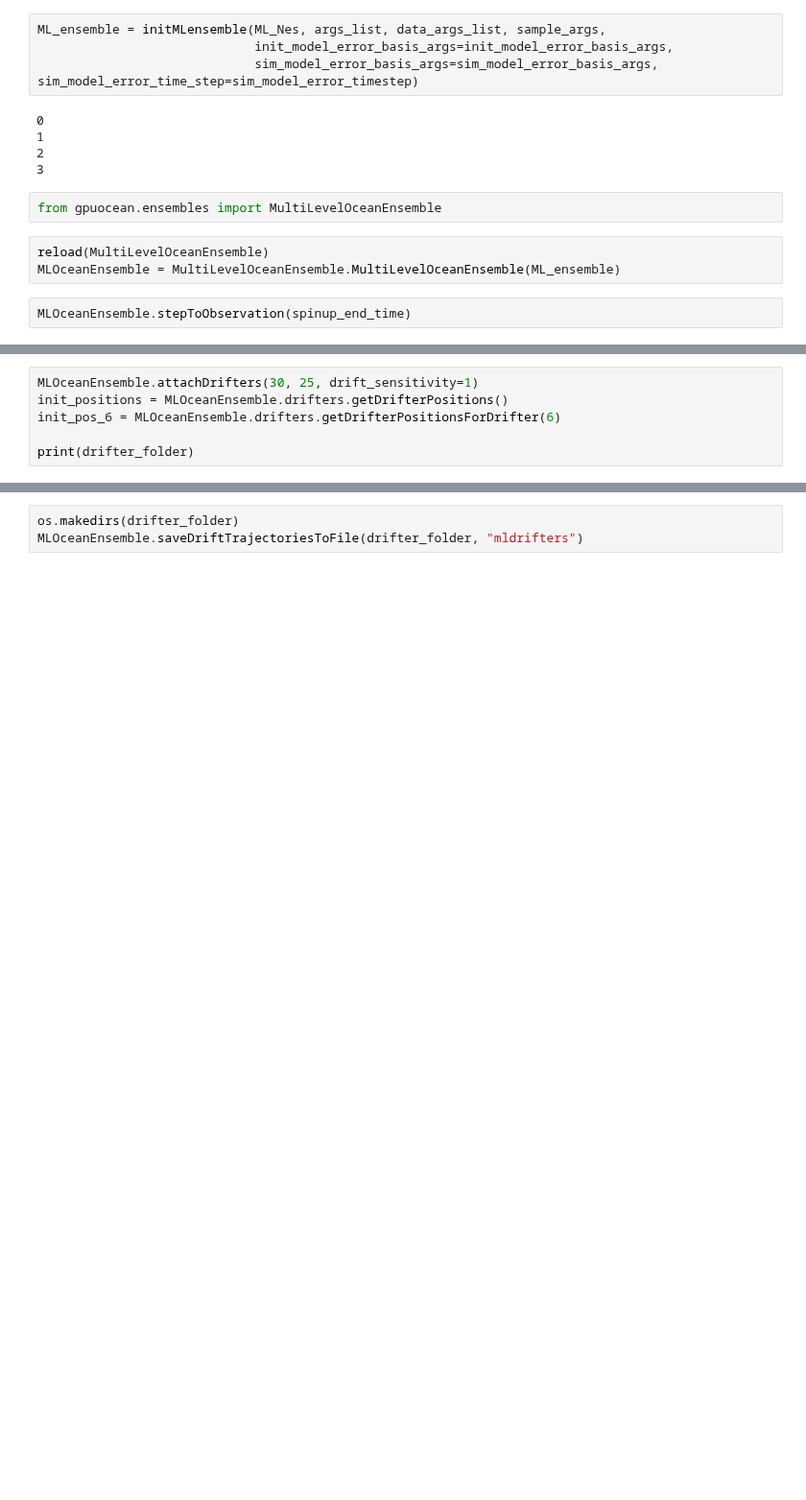
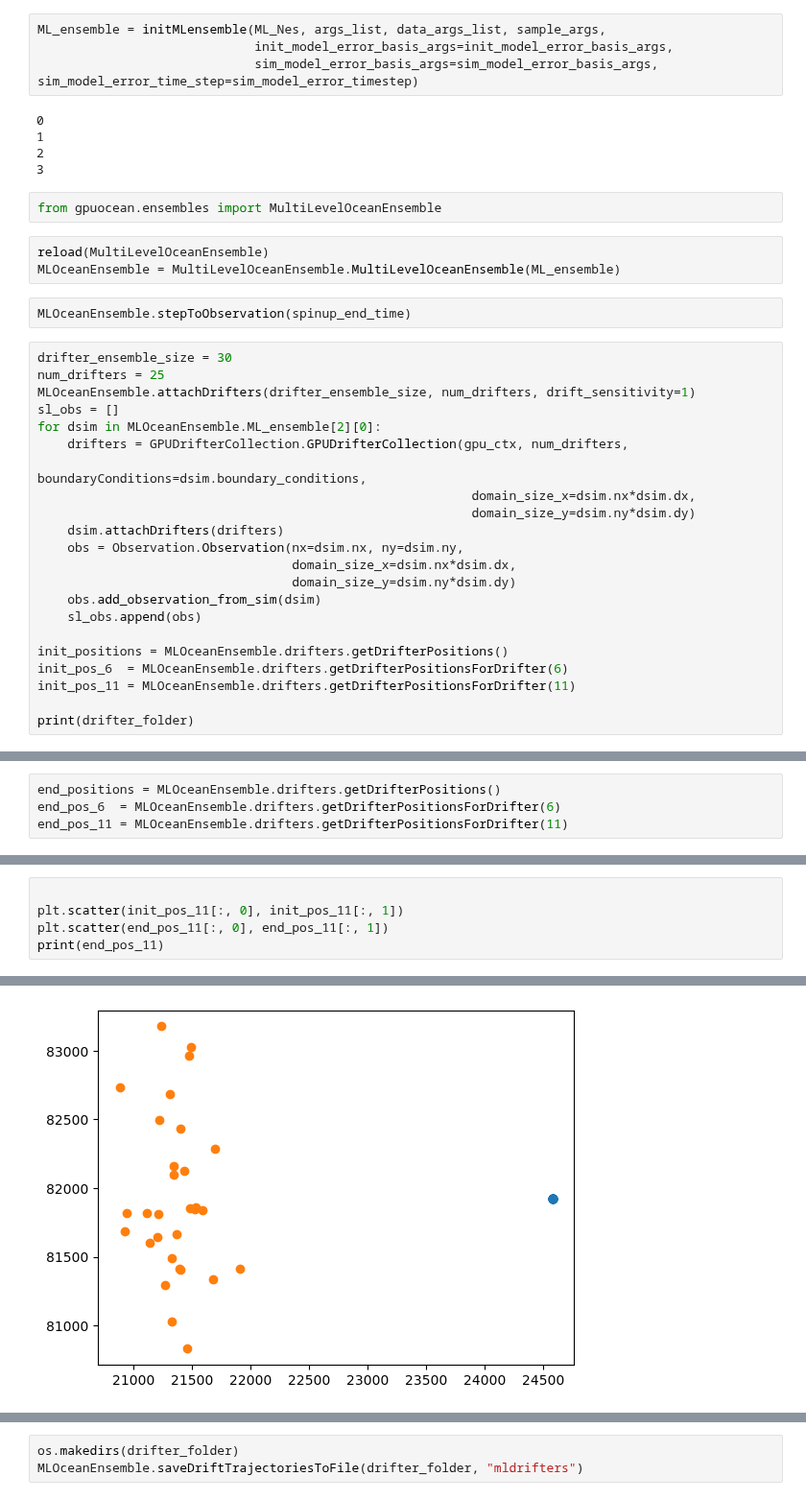
Before and after one commit to sintefmath/multilevelDA, a Jupyter notebook: notebooks/Basin-MLDrifters.ipynb, the cells around one changed output, grey strips where cells are left out. Shown at 96% size. Drawn from its saved outputs; the diff is of its cells as text; blank space fills up the shorter version.

Commit message:
Demonstration of the ML-drifters

```diff
--- a/notebooks/Basin-MLDrifters.ipynb
+++ b/notebooks/Basin-MLDrifters.ipynb
@@ -106,3 +107,25 @@ reload(MultiLevelOceanEnsemble)
 MLOceanEnsemble = MultiLevelOceanEnsemble.MultiLevelOceanEnsemble(ML_ensemble)
 # %%
 MLOceanEnsemble.stepToObservation(spinup_end_time)
+# %%
+drifter_ensemble_size = 30
+num_drifters = 25
+MLOceanEnsemble.attachDrifters(drifter_ensemble_size, num_drifters, drift_sensitivity=1)
+sl_obs = []
+for dsim in MLOceanEnsemble.ML_ensemble[2][0]:
+    drifters = GPUDrifterCollection.GPUDrifterCollection(gpu_ctx, num_drifters,
+                                                          boundaryConditions=dsim.boundary_conditions,
+                                                          domain_size_x=dsim.nx*dsim.dx,
+                                                          domain_size_y=dsim.ny*dsim.dy)
+    dsim.attachDrifters(drifters)
+    obs = Observation.Observation(nx=dsim.nx, ny=dsim.ny,
+                                  domain_size_x=dsim.nx*dsim.dx,
+                                  domain_size_y=dsim.ny*dsim.dy)
+    obs.add_observation_from_sim(dsim)
+    sl_obs.append(obs)
+
+init_positions = MLOceanEnsemble.drifters.getDrifterPositions()
+init_pos_6  = MLOceanEnsemble.drifters.getDrifterPositionsForDrifter(6)
+init_pos_11 = MLOceanEnsemble.drifters.getDrifterPositionsForDrifter(11)
+
+print(drifter_folder)
@@ -109,6 +145,4 @@ MLOceanEnsemble.stepToObservation(spinup_end_time)
 # %%
-MLOceanEnsemble.attachDrifters(30, 25, drift_sensitivity=1)
-init_positions = MLOceanEnsemble.drifters.getDrifterPositions()
-init_pos_6 = MLOceanEnsemble.drifters.getDrifterPositionsForDrifter(6)
-
-print(drifter_folder)
+end_positions = MLOceanEnsemble.drifters.getDrifterPositions()
+end_pos_6  = MLOceanEnsemble.drifters.getDrifterPositionsForDrifter(6)
+end_pos_11 = MLOceanEnsemble.drifters.getDrifterPositionsForDrifter(11)
@@ -146,0 +185,6 @@ plt.scatter(end_pos_6[:, 0], end_pos_6[:, 1])
+# %%
+
+plt.scatter(init_pos_11[:, 0], init_pos_11[:, 1])
+plt.scatter(end_pos_11[:, 0], end_pos_11[:, 1])
+print(end_pos_11)
+# %% [output]
@@ -146,0 +208 @@ plt.scatter(end_pos_6[:, 0], end_pos_6[:, 1])
+[figure, added]
```
Also changed, not shown: parts of 40 cells of this notebook.
